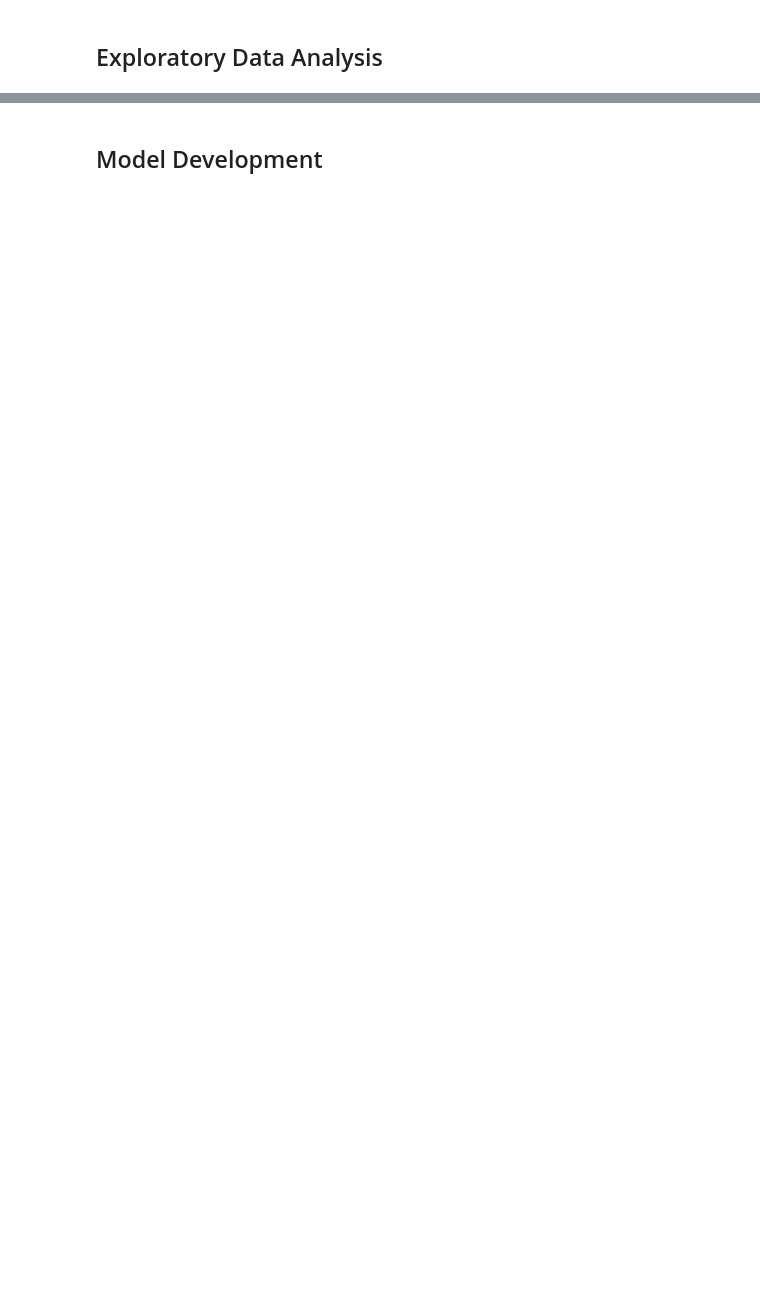
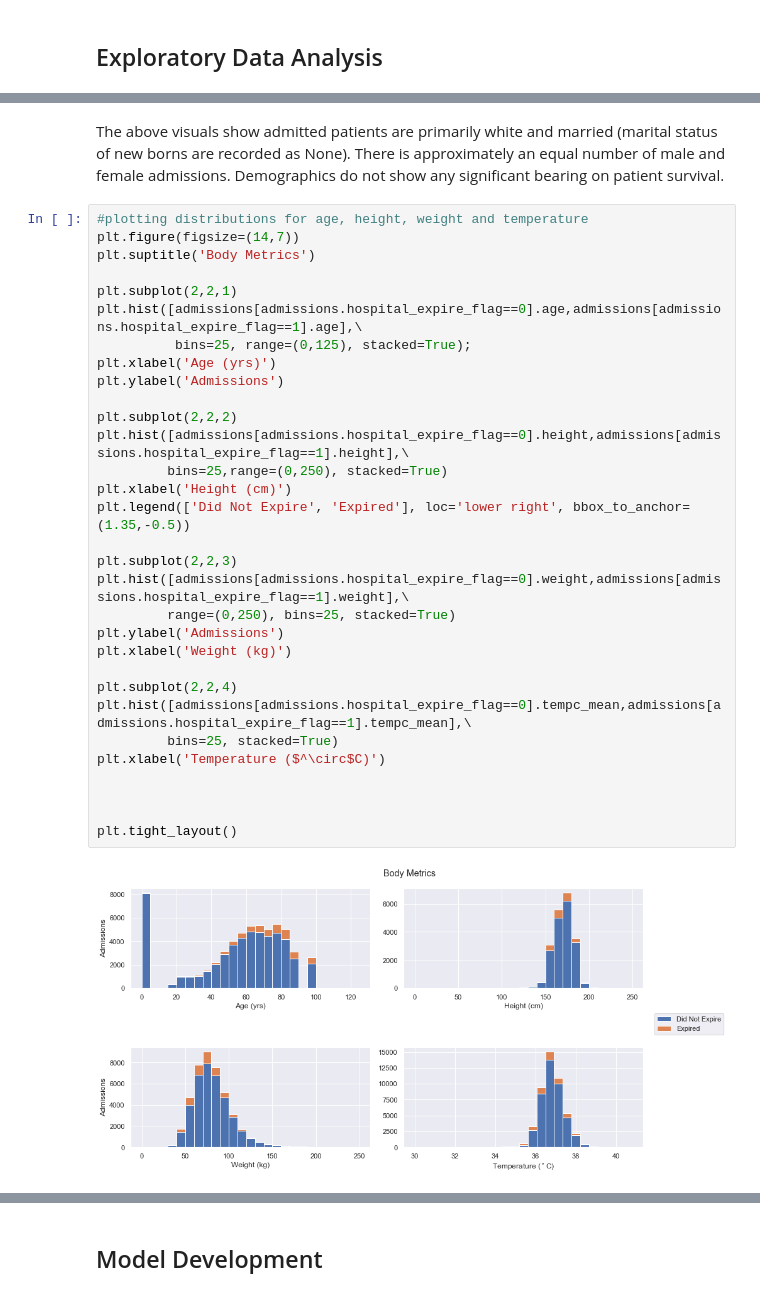
Before and after one commit to sabarishchockalingam2017/icu_mortality_prediction, a Jupyter notebook: icu_mortality_prediction.ipynb, the cells around one changed output, grey strips where cells are left out. Drawn from its saved outputs; the diff is of its cells as text; blank space fills up the shorter version.

```diff
--- a/icu_mortality_prediction.ipynb
+++ b/icu_mortality_prediction.ipynb
@@ -108,0 +282,35 @@ Pooling all readmissions into one group, the effects of readmission can be inter
+# %% [markdown]
+The above visuals show admitted patients are primarily white and married (marital status of new borns are recorded as None). There is approximately an equal number of male and female admissions. Demographics do not show any significant bearing on patient survival.
+# %%
+#plotting distributions for age, height, weight and temperature
+plt.figure(figsize=(14,7))
+plt.suptitle('Body Metrics')
+
+plt.subplot(2,2,1)
+plt.hist([admissions[admissions.hospital_expire_flag==0].age,admissions[admissions.hospital_expire_flag==1].age],\
+          bins=25, range=(0,125), stacked=True);
+plt.xlabel('Age (yrs)')
+plt.ylabel('Admissions')
+
+plt.subplot(2,2,2)
+plt.hist([admissions[admissions.hospital_expire_flag==0].height,admissions[admissions.hospital_expire_flag==1].height],\
+         bins=25,range=(0,250), stacked=True)
+plt.xlabel('Height (cm)')
+plt.legend(['Did Not Expire', 'Expired'], loc='lower right', bbox_to_anchor=(1.35,-0.5))
+
+plt.subplot(2,2,3)
+plt.hist([admissions[admissions.hospital_expire_flag==0].weight,admissions[admissions.hospital_expire_flag==1].weight],\
+         range=(0,250), bins=25, stacked=True)
+plt.ylabel('Admissions')
+plt.xlabel('Weight (kg)')
+
+plt.subplot(2,2,4)
+plt.hist([admissions[admissions.hospital_expire_flag==0].tempc_mean,admissions[admissions.hospital_expire_flag==1].tempc_mean],\
+         bins=25, stacked=True)
+plt.xlabel('Temperature ($^\circ$C)')
+
+
+
+plt.tight_layout()
+# %% [output]
+[figure, added]
```
Also changed, not shown: parts of 68 cells of this notebook, 1 other file.
